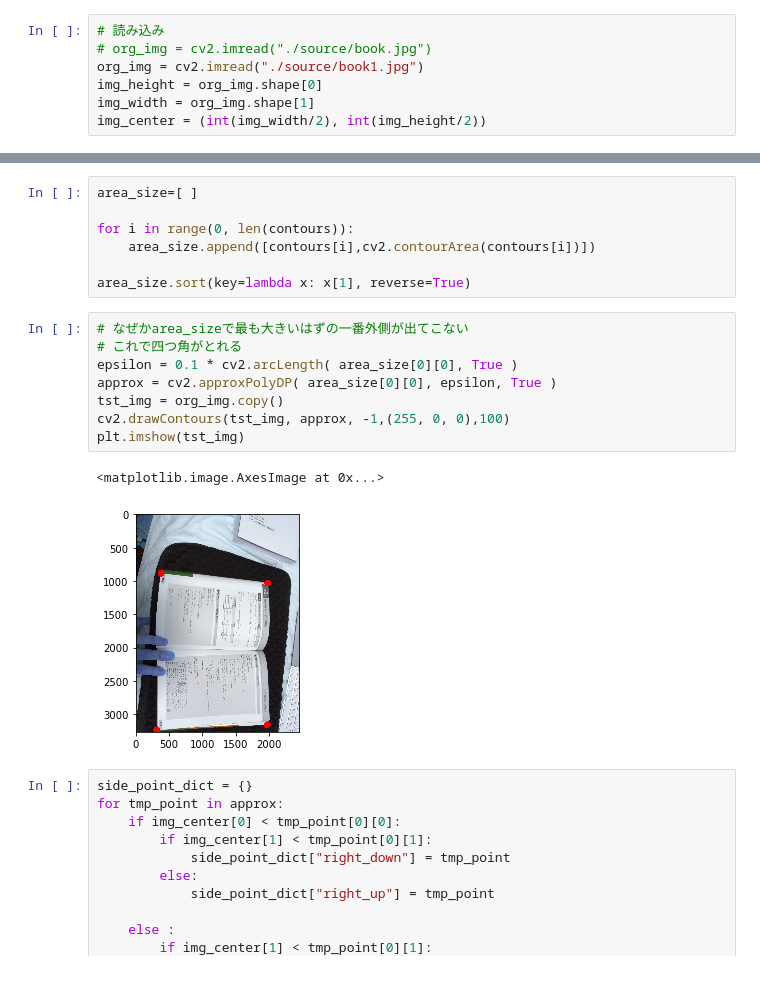
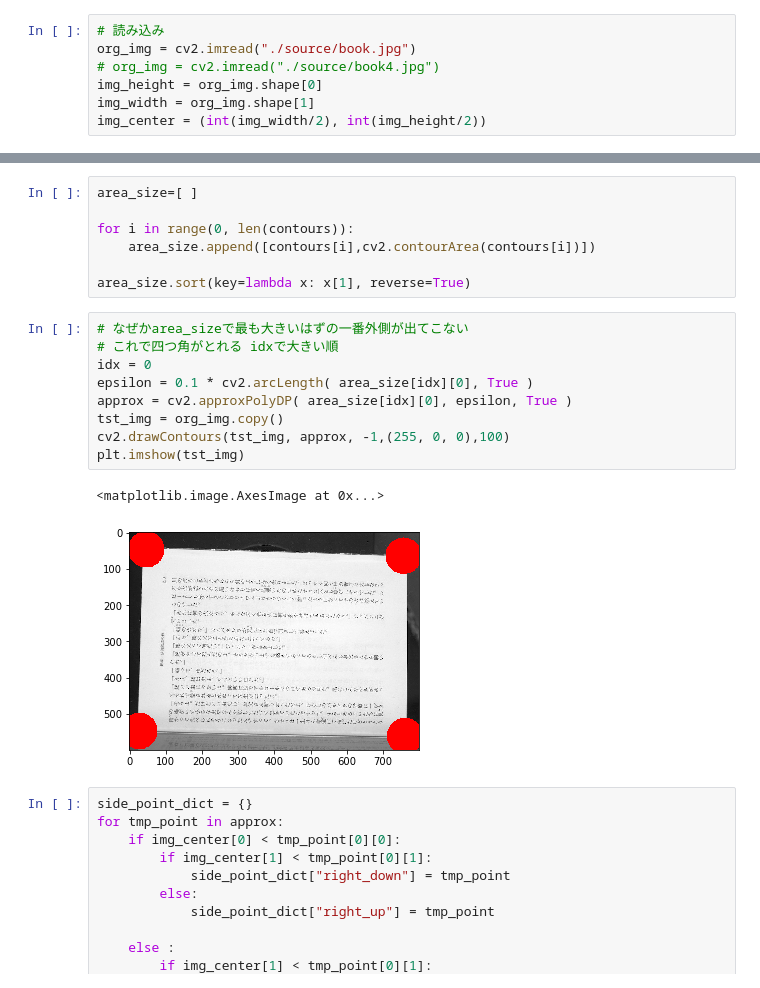
Before and after one commit to c-c-c-c/matsu_lab, a Jupyter notebook: book_orc/book_ocr.ipynb, the cells around one changed output, grey strips where cells are left out. Cells and saved outputs as stored; diff of their text form.

```diff
--- a/book_orc/book_ocr.ipynb
+++ b/book_orc/book_ocr.ipynb
@@ -25,8 +25,8 @@ warnings.filterwarnings('ignore')
 ## main
 # %%
 # 読み込み
-# org_img = cv2.imread("./source/book.jpg")
-org_img = cv2.imread("./source/book1.jpg")
+org_img = cv2.imread("./source/book.jpg")
+# org_img = cv2.imread("./source/book4.jpg")
 img_height = org_img.shape[0]
 img_width = org_img.shape[1]
 img_center = (int(img_width/2), int(img_height/2))
@@ -50,15 +50,16 @@ for i in range(0, len(contours)):
 area_size.sort(key=lambda x: x[1], reverse=True)
 # %%
 # なぜかarea_sizeで最も大きいはずの一番外側が出てこない
-# これで四つ角がとれる
-epsilon = 0.1 * cv2.arcLength( area_size[0][0], True )
-approx = cv2.approxPolyDP( area_size[0][0], epsilon, True )
+# これで四つ角がとれる idxで大きい順
+idx = 0
+epsilon = 0.1 * cv2.arcLength( area_size[idx][0], True )
+approx = cv2.approxPolyDP( area_size[idx][0], epsilon, True )
 tst_img = org_img.copy()
 cv2.drawContours(tst_img, approx, -1,(255, 0, 0),100)
 plt.imshow(tst_img)
 # %% [output]
 <matplotlib.image.AxesImage at 0x...>
-[figure, old version]
+[figure, new version]
 # %%
 side_point_dict = {}
 for tmp_point in approx:
```
Also changed, not shown: parts of 10 cells of this notebook.
